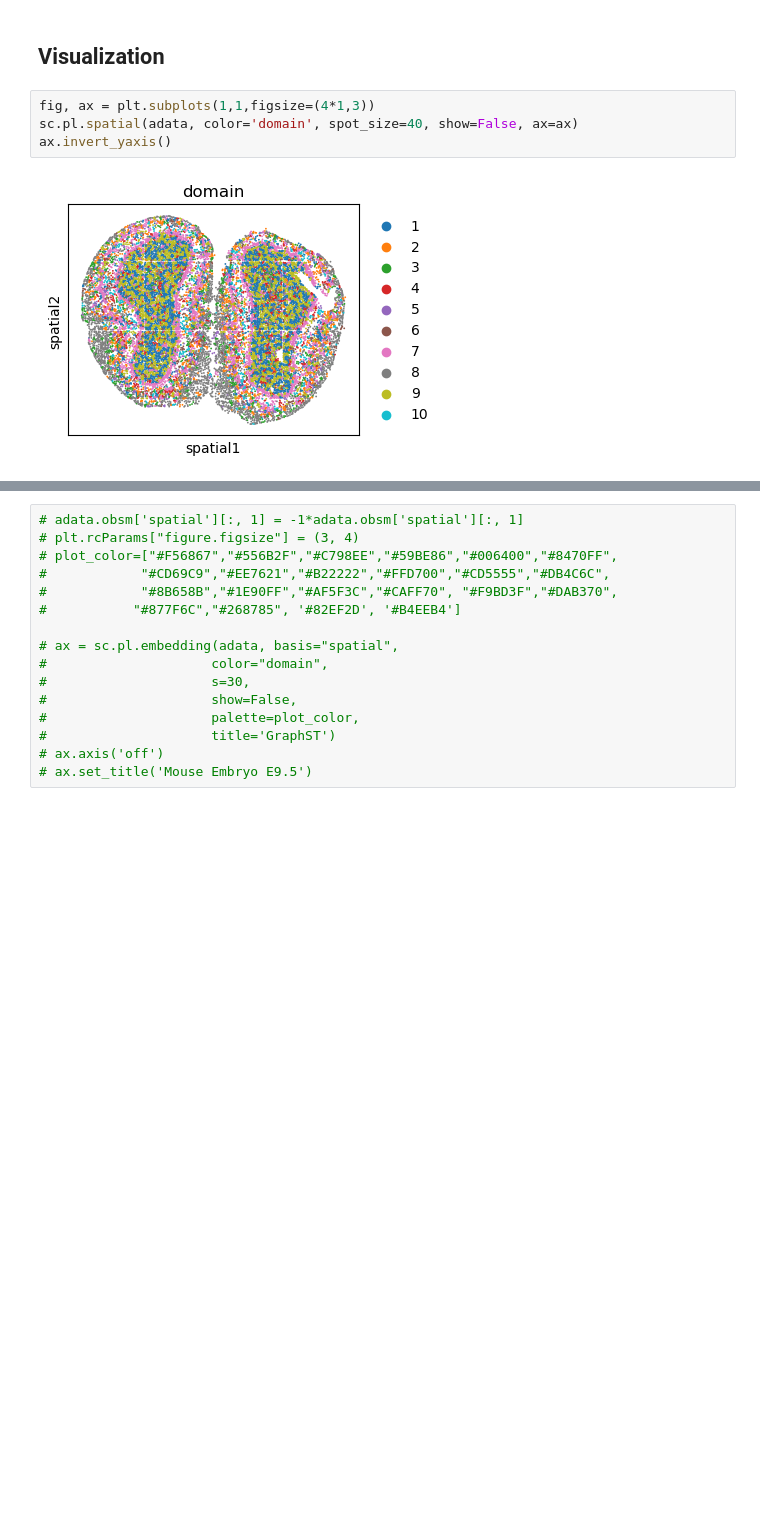
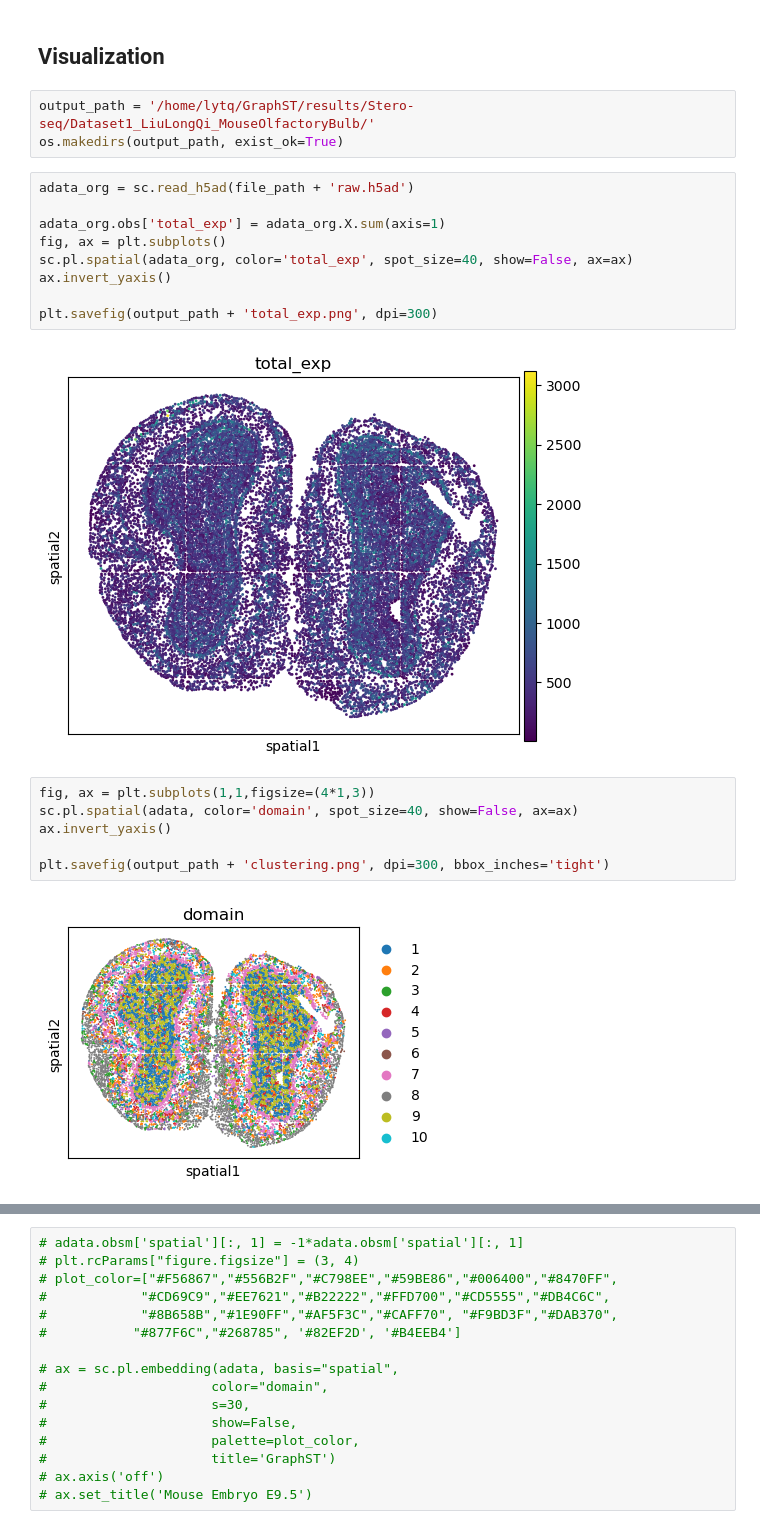
Before and after one commit to toan-ly/GraphST, a Jupyter notebook: notebooks/docs/source/Tutorial 3_Stereo-seq.ipynb, the cells around one changed output, grey strips where cells are left out. Drawn from its saved outputs; the diff is of its cells as text; blank space fills up the shorter version.

```diff
--- a/notebooks/docs/source/Tutorial 3_Stereo-seq.ipynb
+++ b/notebooks/docs/source/Tutorial 3_Stereo-seq.ipynb
@@ -76,9 +90,25 @@ AnnData object with n_obs × n_vars = 19109 × 27106
 # %% [markdown]
 ## Visualization
+# %%
+output_path = '/home/lytq/GraphST/results/Stero-seq/Dataset1_LiuLongQi_MouseOlfactoryBulb/'
+os.makedirs(output_path, exist_ok=True)
+# %%
+adata_org = sc.read_h5ad(file_path + 'raw.h5ad')
+
+adata_org.obs['total_exp'] = adata_org.X.sum(axis=1)
+fig, ax = plt.subplots()
+sc.pl.spatial(adata_org, color='total_exp', spot_size=40, show=False, ax=ax)
+ax.invert_yaxis()
+
+plt.savefig(output_path + 'total_exp.png', dpi=300)
+# %% [output]
+[figure, added]
 # %%
 fig, ax = plt.subplots(1,1,figsize=(4*1,3))
 sc.pl.spatial(adata, color='domain', spot_size=40, show=False, ax=ax)
 ax.invert_yaxis()
+
+plt.savefig(output_path + 'clustering.png', dpi=300, bbox_inches='tight')
 # %% [output]
 [figure]
 # %%
```
Also changed, not shown: parts of 7 cells of this notebook, 2 other files.
